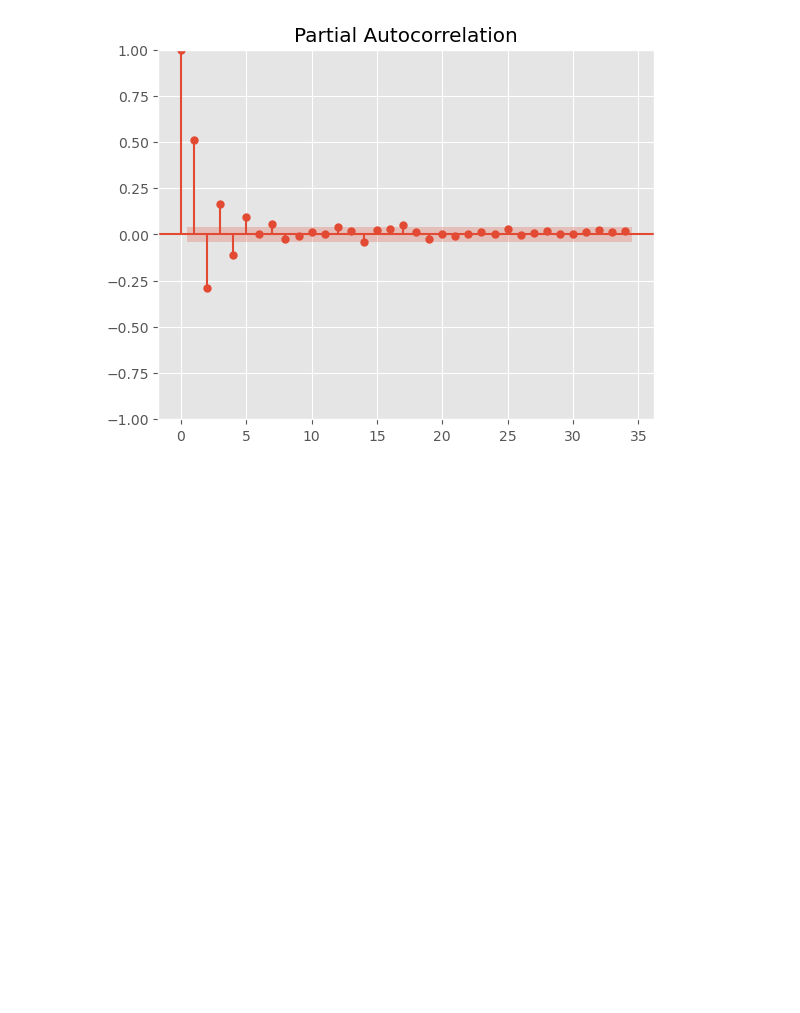
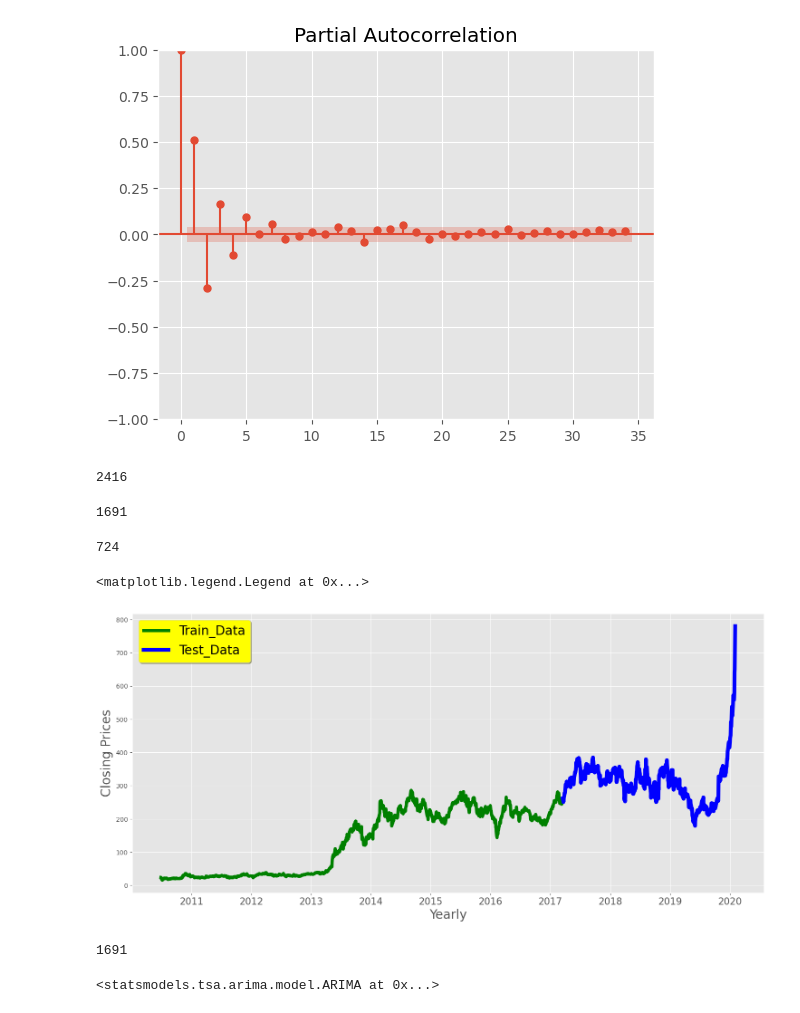
Before and after one commit to wiznikvibe/timeseries, a Jupyter notebook: EDA_TIMESERIES.ipynb, the cells around one changed output. Saved outputs shown, nothing was run; the diff lists cells and outputs as text; code cells hidden in the pictures; blank space fills up the shorter version.

Commit message:
ARIMA Model Building

```diff
--- a/EDA_TIMESERIES.ipynb
+++ b/EDA_TIMESERIES.ipynb
@@ -268,3 +268,30 @@ plot_pacf(df_Close)
 [figure]
 [figure]
 [figure]
+# %%
+len(stock_data)
+# %% [output]
+2416
+# %%
+(2416*70//100)
+# %% [output]
+1691
+# %%
+(2416*30//100)
+# %% [output]
+724
+# %%
+train_data = stock_data['Close'][0:(2416*70//100)]
+test_data = stock_data['Close'][(2416*70//100):]
+# %%
+plt.figure(figsize=(18,8))
+plt.grid(True)
+plt.xlabel('Yearly', fontsize= 20)
+plt.ylabel('Closing Prices', fontsize= 20)
+plt.xticks(fontsize=15)
+plt.plot(train_data, 'green', label='Train_Data', linewidth=5)
+plt.plot(test_data, 'blue', label='Test_Data', linewidth=6)
+plt.legend(fontsize= 20, shadow=True, facecolor='yellow')
+# %% [output]
+<matplotlib.legend.Legend at 0x...>
+[figure, added]
@@ -270,0 +302,5 @@ plot_pacf(df_Close)
+# %%
+history = [x for x in train_data]
+len(history)
+# %% [output]
+1691
@@ -270,0 +310,4 @@ plot_pacf(df_Close)
+# %%
+model
+# %% [output]
+<statsmodels.tsa.arima.model.ARIMA at 0x...>
```
Also changed, not shown: parts of 13 cells of this notebook.
